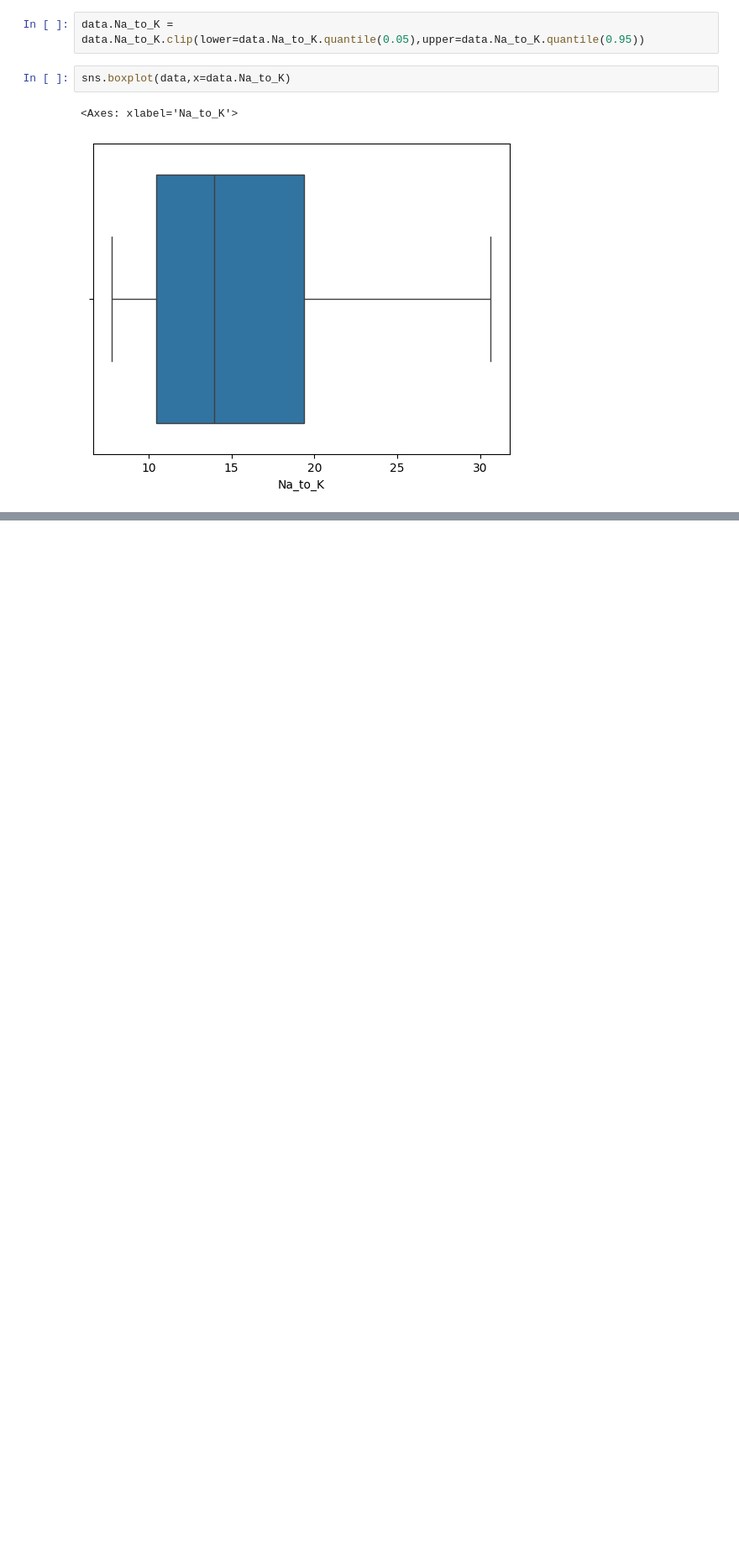
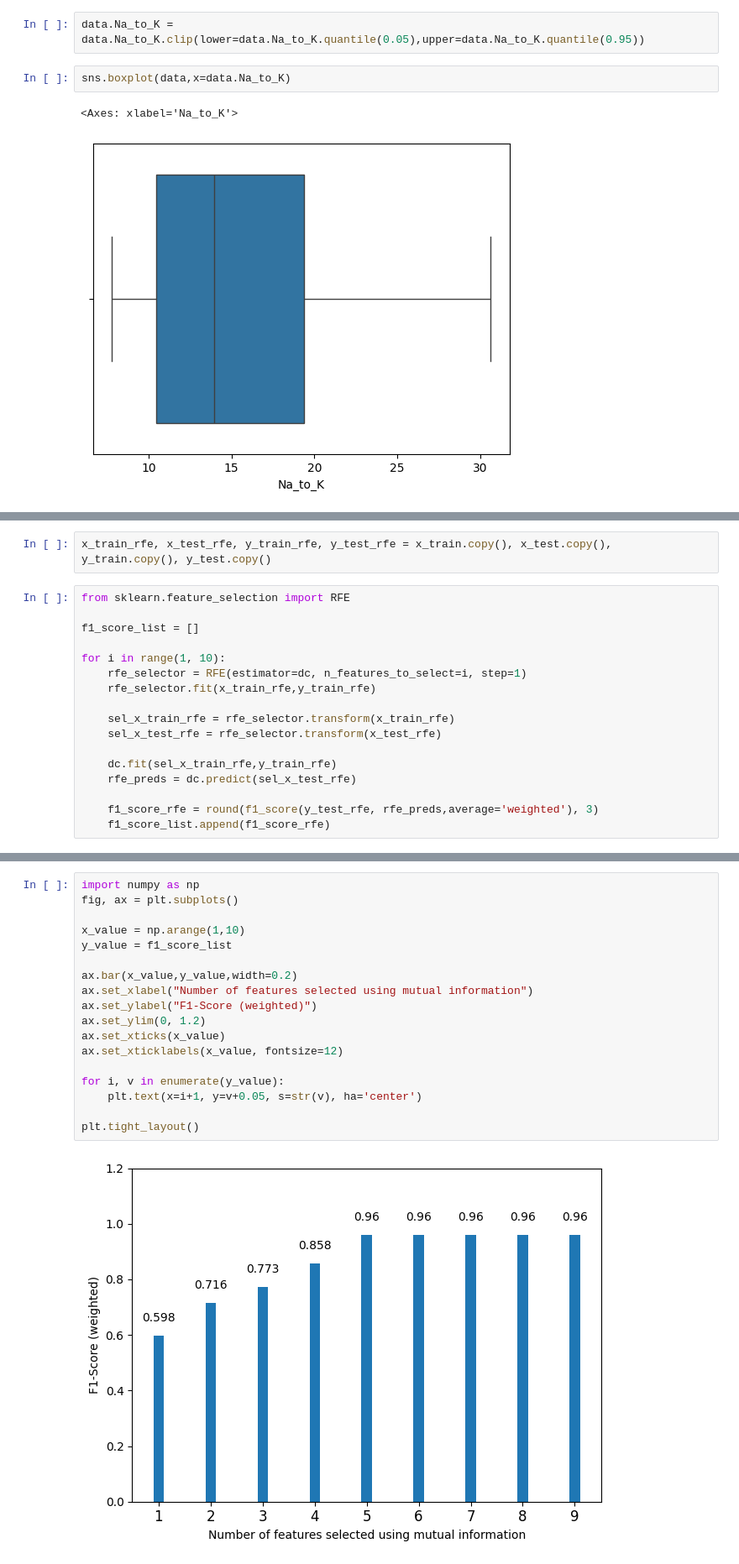
Before and after one commit to sevugamoorthi/bigdatahandson, a Jupyter notebook: drugs_prediction/Training/decision_tree_classifier.ipynb, the cells around one changed output, grey strips where cells are left out. Shown: that part at 84% size. Drawn from its saved outputs; the diff is of its cells as text; blank space fills up the shorter version.

```diff
--- a/drugs_prediction/Training/decision_tree_classifier.ipynb
+++ b/drugs_prediction/Training/decision_tree_classifier.ipynb
@@ -217,0 +228,19 @@ FileNotFoundError: [Errno 2] No such file or directory: 'Testing\\decision_tree_
+# %%
+x_train_rfe, x_test_rfe, y_train_rfe, y_test_rfe = x_train.copy(), x_test.copy(), y_train.copy(), y_test.copy()
+# %%
+from sklearn.feature_selection import RFE
+
+f1_score_list = []
+
+for i in range(1, 10):
+    rfe_selector = RFE(estimator=dc, n_features_to_select=i, step=1)
+    rfe_selector.fit(x_train_rfe,y_train_rfe)
+
+    sel_x_train_rfe = rfe_selector.transform(x_train_rfe)
+    sel_x_test_rfe = rfe_selector.transform(x_test_rfe)
+
+    dc.fit(sel_x_train_rfe,y_train_rfe)
+    rfe_preds = dc.predict(sel_x_test_rfe)
+
+    f1_score_rfe = round(f1_score(y_test_rfe, rfe_preds,average='weighted'), 3)
+    f1_score_list.append(f1_score_rfe)
@@ -217,0 +259,20 @@ FileNotFoundError: [Errno 2] No such file or directory: 'Testing\\decision_tree_
+# %%
+import numpy as np
+fig, ax = plt.subplots()
+
+x_value = np.arange(1,10)
+y_value = f1_score_list
+
+ax.bar(x_value,y_value,width=0.2)
+ax.set_xlabel("Number of features selected using mutual information")
+ax.set_ylabel("F1-Score (weighted)")
+ax.set_ylim(0, 1.2)
+ax.set_xticks(x_value)
+ax.set_xticklabels(x_value, fontsize=12)
+
+for i, v in enumerate(y_value):
+    plt.text(x=i+1, y=v+0.05, s=str(v), ha='center')
+
+plt.tight_layout()
+# %% [output]
+[figure, added]
```
Also changed, not shown: parts of 11 cells of this notebook, 6 other files.
